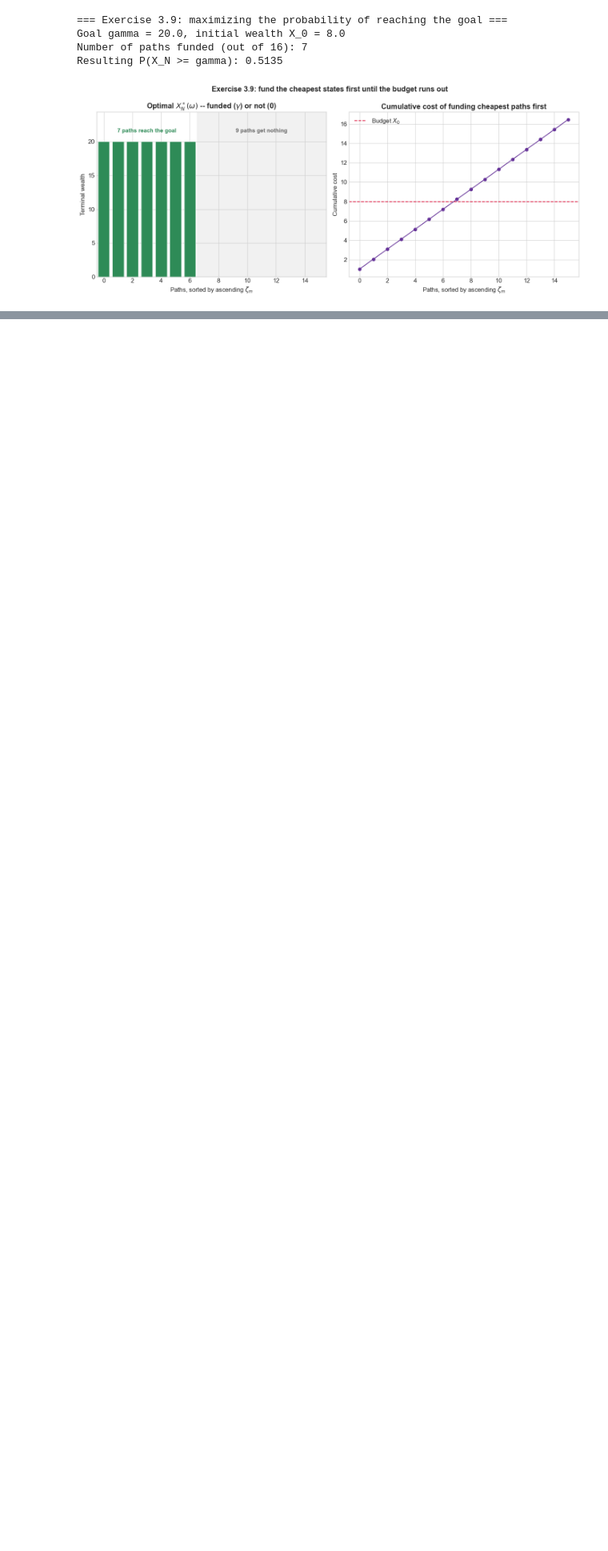
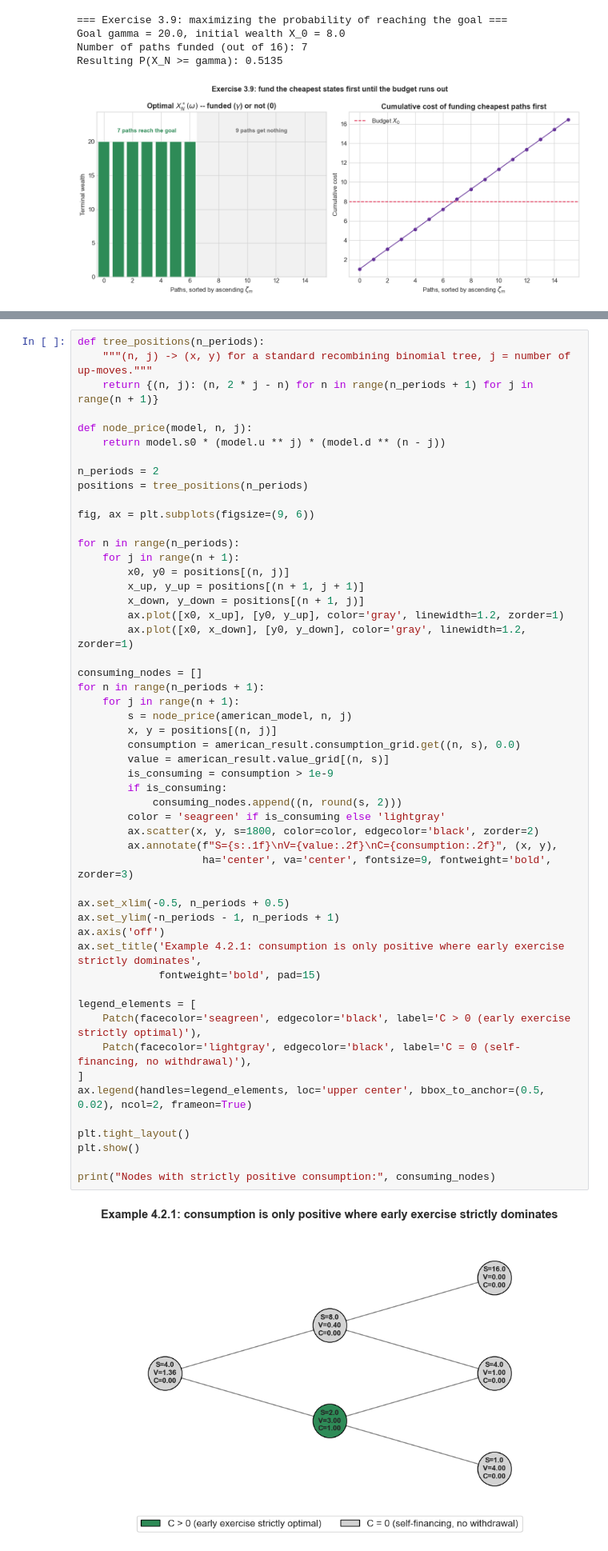
Before and after one commit to danigonespi/binomial_asset_pricing_model, a Jupyter notebook: shreve_v1_notebook.ipynb, the cells around one changed output, grey strips where cells are left out. Shown at 80% size. Saved outputs shown, nothing was run; the diff lists cells and outputs as text; blank space fills up the shorter version.

```diff
--- a/shreve_v1_notebook.ipynb
+++ b/shreve_v1_notebook.ipynb
@@ -1187,0 +1246,54 @@ Resulting P(X_N >= gamma): 0.5135
+# %%
+def tree_positions(n_periods):
+    """(n, j) -> (x, y) for a standard recombining binomial tree, j = number of up-moves."""
+    return {(n, j): (n, 2 * j - n) for n in range(n_periods + 1) for j in range(n + 1)}
+
+def node_price(model, n, j):
+    return model.s0 * (model.u ** j) * (model.d ** (n - j))
+
+n_periods = 2
+positions = tree_positions(n_periods)
+
+fig, ax = plt.subplots(figsize=(9, 6))
+
+for n in range(n_periods):
+    for j in range(n + 1):
+        x0, y0 = positions[(n, j)]
+        x_up, y_up = positions[(n + 1, j + 1)]
+        x_down, y_down = positions[(n + 1, j)]
+        ax.plot([x0, x_up], [y0, y_up], color='gray', linewidth=1.2, zorder=1)
+        ax.plot([x0, x_down], [y0, y_down], color='gray', linewidth=1.2, zorder=1)
+
+consuming_nodes = []
+for n in range(n_periods + 1):
+    for j in range(n + 1):
+        s = node_price(american_model, n, j)
+        x, y = positions[(n, j)]
+        consumption = american_result.consumption_grid.get((n, s), 0.0)
+        value = american_result.value_grid[(n, s)]
+        is_consuming = consumption > 1e-9
+        if is_consuming:
+            consuming_nodes.append((n, round(s, 2)))
+        color = 'seagreen' if is_consuming else 'lightgray'
+        ax.scatter(x, y, s=1800, color=color, edgecolor='black', zorder=2)
+        ax.annotate(f"S={s:.1f}\nV={value:.2f}\nC={consumption:.2f}", (x, y),
+                    ha='center', va='center', fontsize=9, fontweight='bold', zorder=3)
+
+ax.set_xlim(-0.5, n_periods + 0.5)
+ax.set_ylim(-n_periods - 1, n_periods + 1)
+ax.axis('off')
+ax.set_title('Example 4.2.1: consumption is only positive where early exercise strictly dominates',
+             fontweight='bold', pad=15)
+
+legend_elements = [
+    Patch(facecolor='seagreen', edgecolor='black', label='C > 0 (early exercise strictly optimal)'),
+    Patch(facecolor='lightgray', edgecolor='black', label='C = 0 (self-financing, no withdrawal)'),
+]
+ax.legend(handles=legend_elements, loc='upper center', bbox_to_anchor=(0.5, 0.02), ncol=2, frameon=True)
+
+plt.tight_layout()
+plt.show()
+
+print("Nodes with strictly positive consumption:", consuming_nodes)
+# %% [output]
+[figure, added]
```
Also changed, not shown: parts of 6 cells of this notebook.
